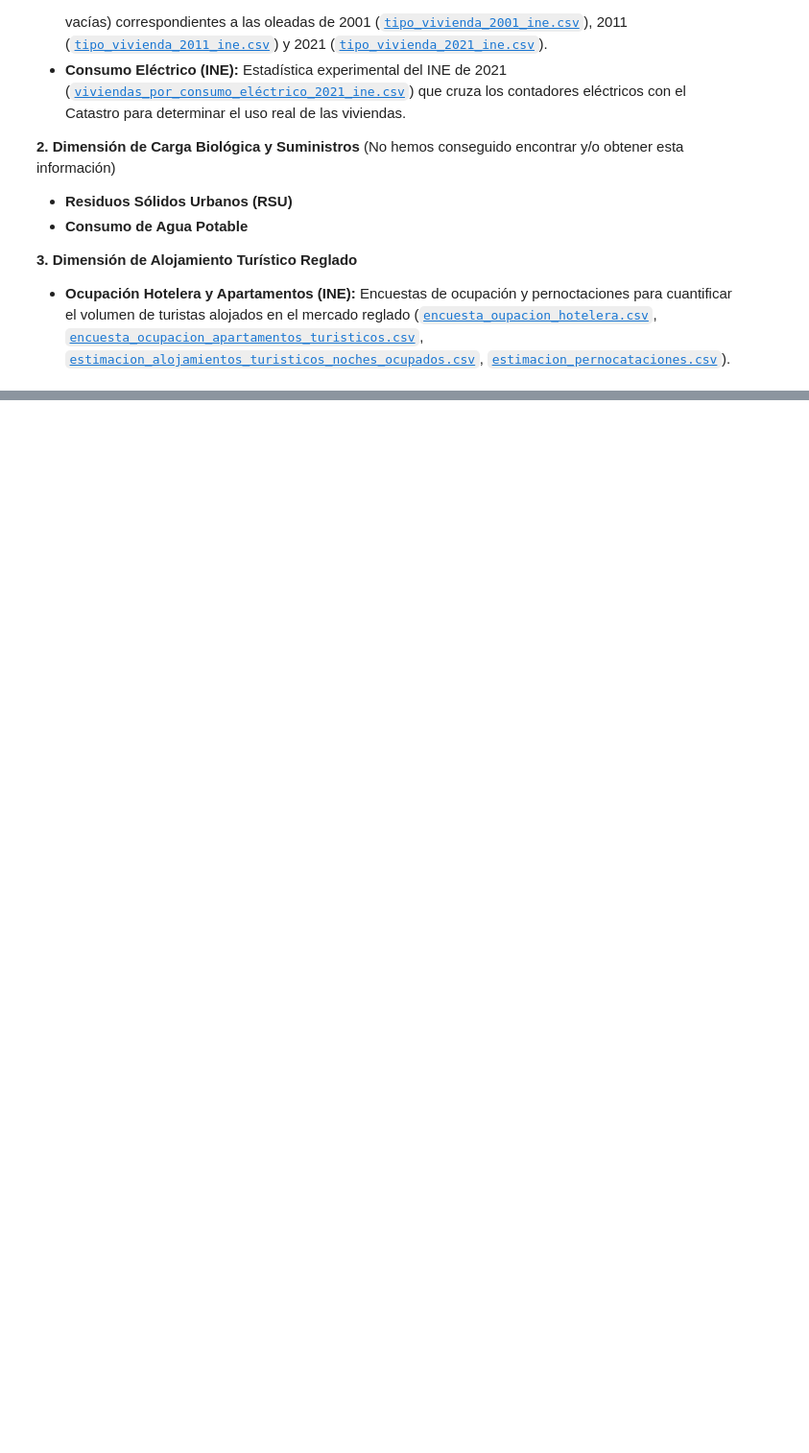
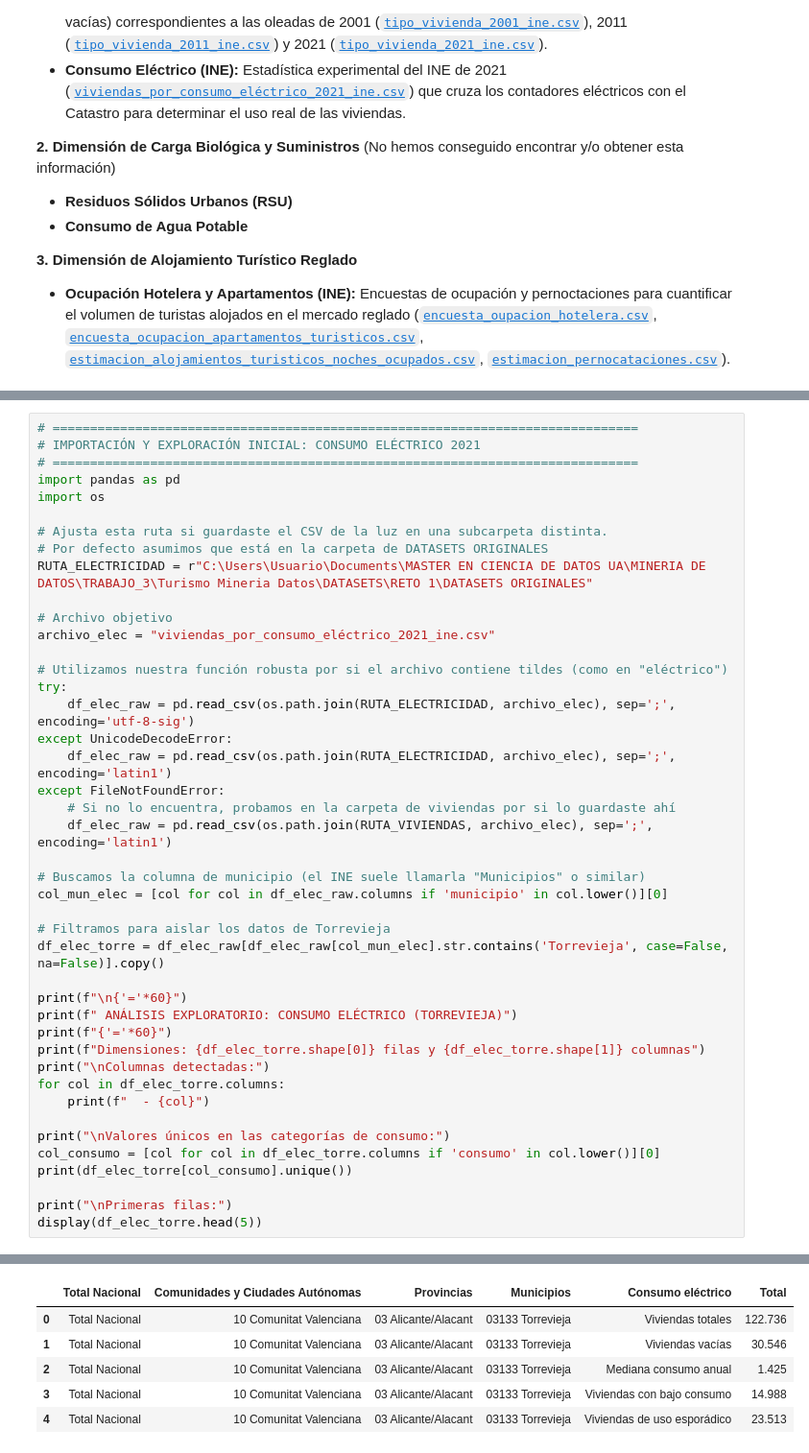
Before and after one commit to MalenaSancho/Turismo-Mineria-Datos, a Jupyter notebook: DATASETS/RETO 1/RETO_1.ipynb, the cells around one changed output, grey strips where cells are left out. Shown at 96% size. Drawn from its saved outputs; the diff is of its cells as text; blank space fills up the shorter version.

Commit message:
Actualizar Reto 1

```diff
--- a/DATASETS/RETO 1/RETO_1.ipynb
+++ b/DATASETS/RETO 1/RETO_1.ipynb
@@ -1035,0 +1268,44 @@ Validamos nuestra estimación cruzando el modelo con variables *proxy*; es decir
+# %%
+# ==============================================================================
+# IMPORTACIÓN Y EXPLORACIÓN INICIAL: CONSUMO ELÉCTRICO 2021
+# ==============================================================================
+import pandas as pd
+import os
+
+# Ajusta esta ruta si guardaste el CSV de la luz en una subcarpeta distinta.
+# Por defecto asumimos que está en la carpeta de DATASETS ORIGINALES
+RUTA_ELECTRICIDAD = r"C:\Users\Usuario\Documents\MASTER EN CIENCIA DE DATOS UA\MINERIA DE DATOS\TRABAJO_3\Turismo Mineria Datos\DATASETS\RETO 1\DATASETS ORIGINALES"
+
+# Archivo objetivo
+archivo_elec = "viviendas_por_consumo_eléctrico_2021_ine.csv"
+
+# Utilizamos nuestra función robusta por si el archivo contiene tildes (como en "eléctrico")
+try:
+    df_elec_raw = pd.read_csv(os.path.join(RUTA_ELECTRICIDAD, archivo_elec), sep=';', encoding='utf-8-sig')
+except UnicodeDecodeError:
+    df_elec_raw = pd.read_csv(os.path.join(RUTA_ELECTRICIDAD, archivo_elec), sep=';', encoding='latin1')
+except FileNotFoundError:
+    # Si no lo encuentra, probamos en la carpeta de viviendas por si lo guardaste ahí
+    df_elec_raw = pd.read_csv(os.path.join(RUTA_VIVIENDAS, archivo_elec), sep=';', encoding='latin1')
+
+# Buscamos la columna de municipio (el INE suele llamarla "Municipios" o similar)
+col_mun_elec = [col for col in df_elec_raw.columns if 'municipio' in col.lower()][0]
+
+# Filtramos para aislar los datos de Torrevieja
+df_elec_torre = df_elec_raw[df_elec_raw[col_mun_elec].str.contains('Torrevieja', case=False, na=False)].copy()
+
+print(f"\n{'='*60}")
+print(f" ANÁLISIS EXPLORATORIO: CONSUMO ELÉCTRICO (TORREVIEJA)")
+print(f"{'='*60}")
+print(f"Dimensiones: {df_elec_torre.shape[0]} filas y {df_elec_torre.shape[1]} columnas")
+print("\nColumnas detectadas:")
+for col in df_elec_torre.columns:
+    print(f"  - {col}")
+
+print("\nValores únicos en las categorías de consumo:")
+col_consumo = [col for col in df_elec_torre.columns if 'consumo' in col.lower()][0]
+print(df_elec_torre[col_consumo].unique())
+
+print("\nPrimeras filas:")
+display(df_elec_torre.head(5))
+# %% [output]
@@ -1035,0 +1329,6 @@ Validamos nuestra estimación cruzando el modelo con variables *proxy*; es decir
+|  | Total Nacional | Comunidades y Ciudades Autónomas | Provincias | Municipios | Consumo eléctrico | Total |
+| 0 | Total Nacional | 10 Comunitat Valenciana | 03 Alicante/Alacant | 03133 Torrevieja | Viviendas totales | 122.736 |
+| 1 | Total Nacional | 10 Comunitat Valenciana | 03 Alicante/Alacant | 03133 Torrevieja | Viviendas vacías | 30.546 |
+| 2 | Total Nacional | 10 Comunitat Valenciana | 03 Alicante/Alacant | 03133 Torrevieja | Mediana consumo anual | 1.425 |
+| 3 | Total Nacional | 10 Comunitat Valenciana | 03 Alicante/Alacant | 03133 Torrevieja | Viviendas con bajo consumo | 14.988 |
+| 4 | Total Nacional | 10 Comunitat Valenciana | 03 Alicante/Alacant | 03133 Torrevieja | Viviendas de uso esporádico | 23.513 |
```
Also changed, not shown: parts of 16 cells of this notebook.
